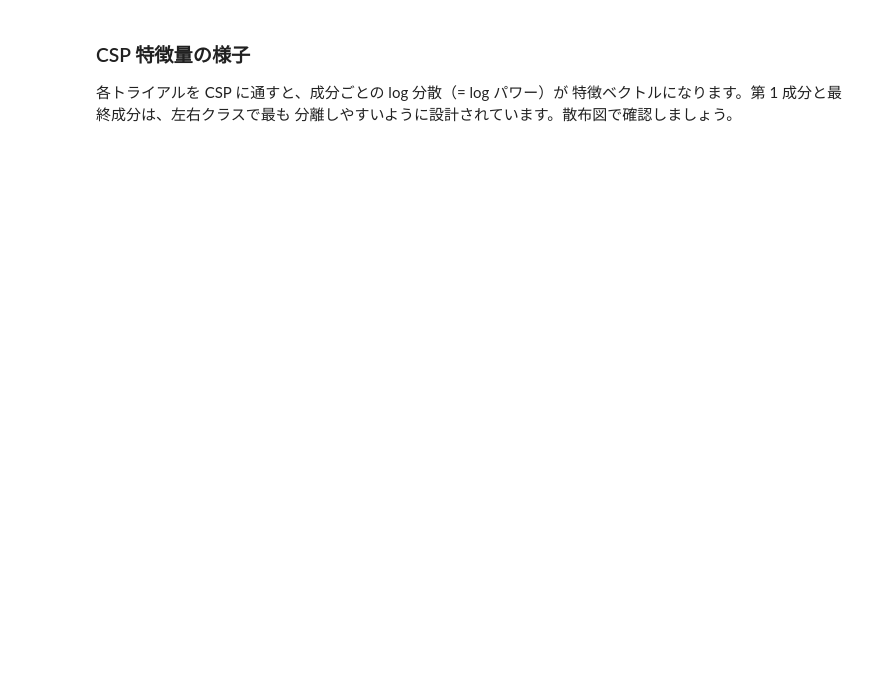
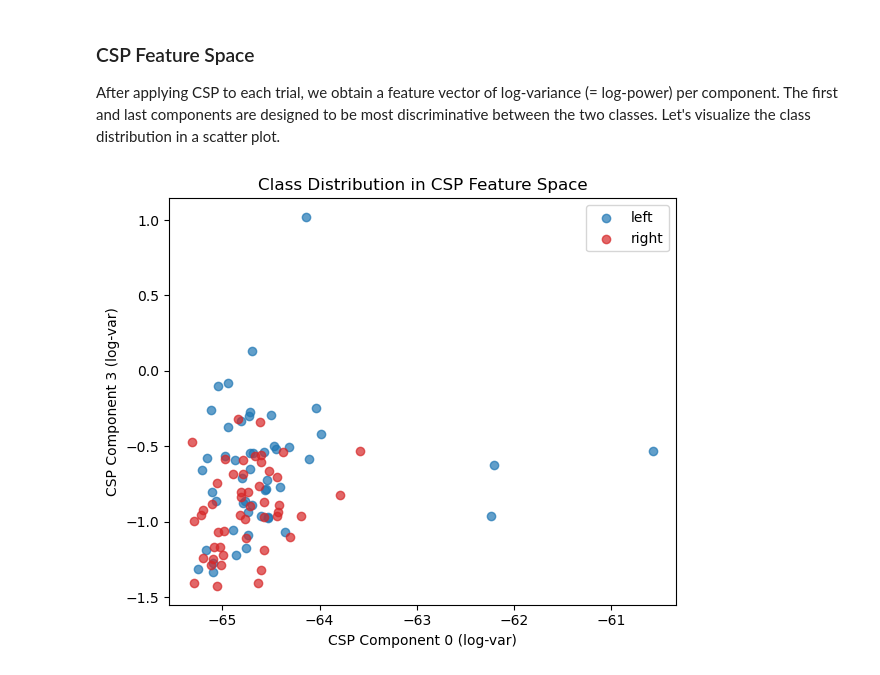
Before and after one commit to yama60511/MotorImageryDemo, a Jupyter notebook: notebooks/01_csp_ml_classical_decoder.ipynb, the cells around one changed output. Cells and saved outputs as stored; diff of their text form; code cells hidden in the pictures; blank space fills up the shorter version.

```diff
--- a/notebooks/01_csp_ml_classical_decoder.ipynb
+++ b/notebooks/01_csp_ml_classical_decoder.ipynb
@@ -152,16 +264,18 @@ plt.show()
 # %% [markdown]
-### CSP 特徴量の様子
+### CSP Feature Space
 
-各トライアルを CSP に通すと、成分ごとの log 分散（= log パワー）が
-特徴ベクトルになります。第 1 成分と最終成分は、左右クラスで最も
-分離しやすいように設計されています。散布図で確認しましょう。
+After applying CSP to each trial, we obtain a feature vector of log-variance (= log-power)
+per component. The first and last components are designed to be most discriminative between
+the two classes. Let's visualize the class distribution in a scatter plot.
 # %%
 feat = csp_vis.transform(X)  # (n_trials, n_components)
 fig, ax = plt.subplots(figsize=(6, 5))
 for label, color in [(U.LABEL_LEFT, "tab:blue"), (U.LABEL_RIGHT, "tab:red")]:
     m = y == label
     ax.scatter(feat[m, 0], feat[m, -1], c=color, label=U.CLASS_NAMES[label], alpha=0.7)
-ax.set(xlabel="CSP 成分 0 (log-var)", ylabel="CSP 成分 3 (log-var)",
-       title="CSP 特徴空間でのクラス分布")
+ax.set(xlabel="CSP Component 0 (log-var)", ylabel="CSP Component 3 (log-var)",
+       title="Class Distribution in CSP Feature Space")
 ax.legend(); plt.tight_layout(); plt.show()
+# %% [output]
+[figure, added]
 # %% [markdown]
```
Also changed, not shown: parts of 28 cells of this notebook, 3 other files.
